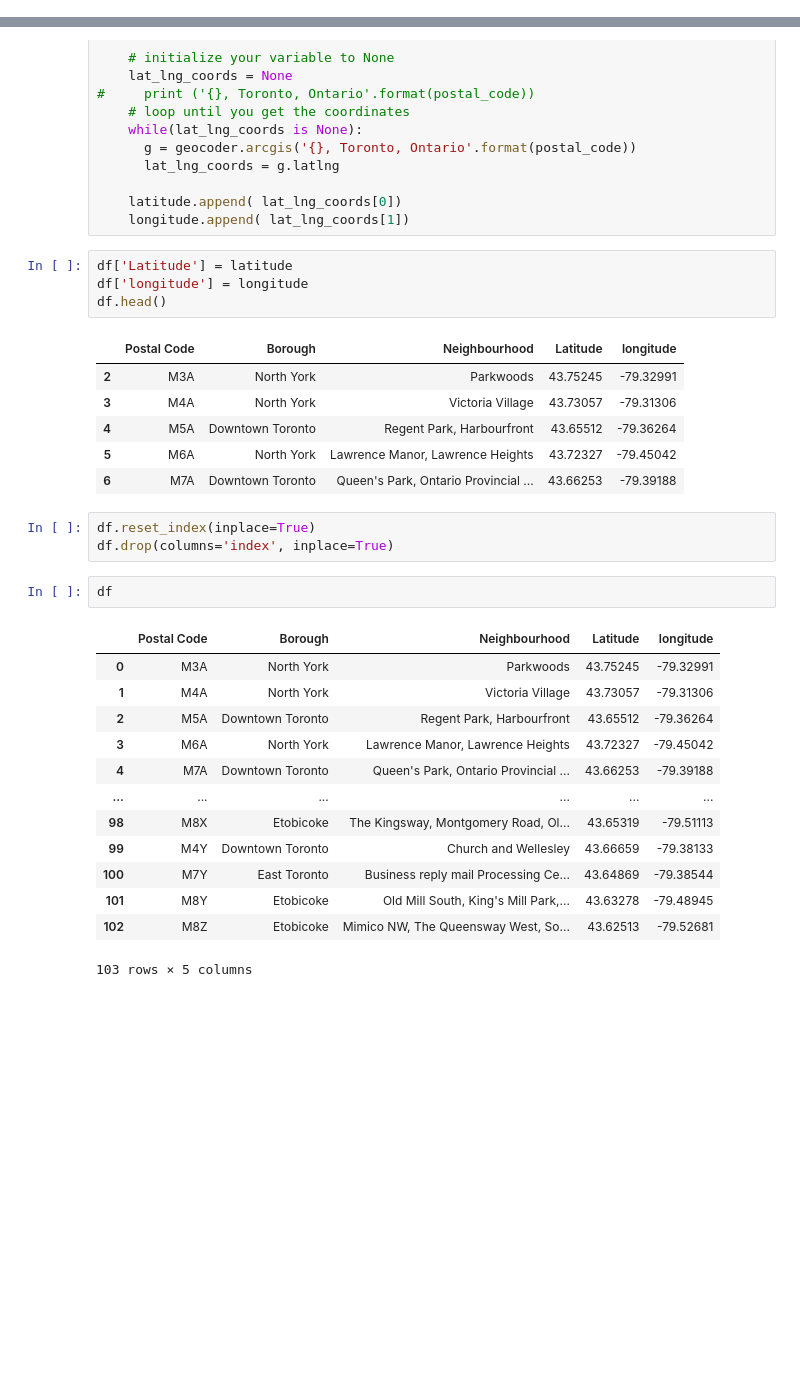
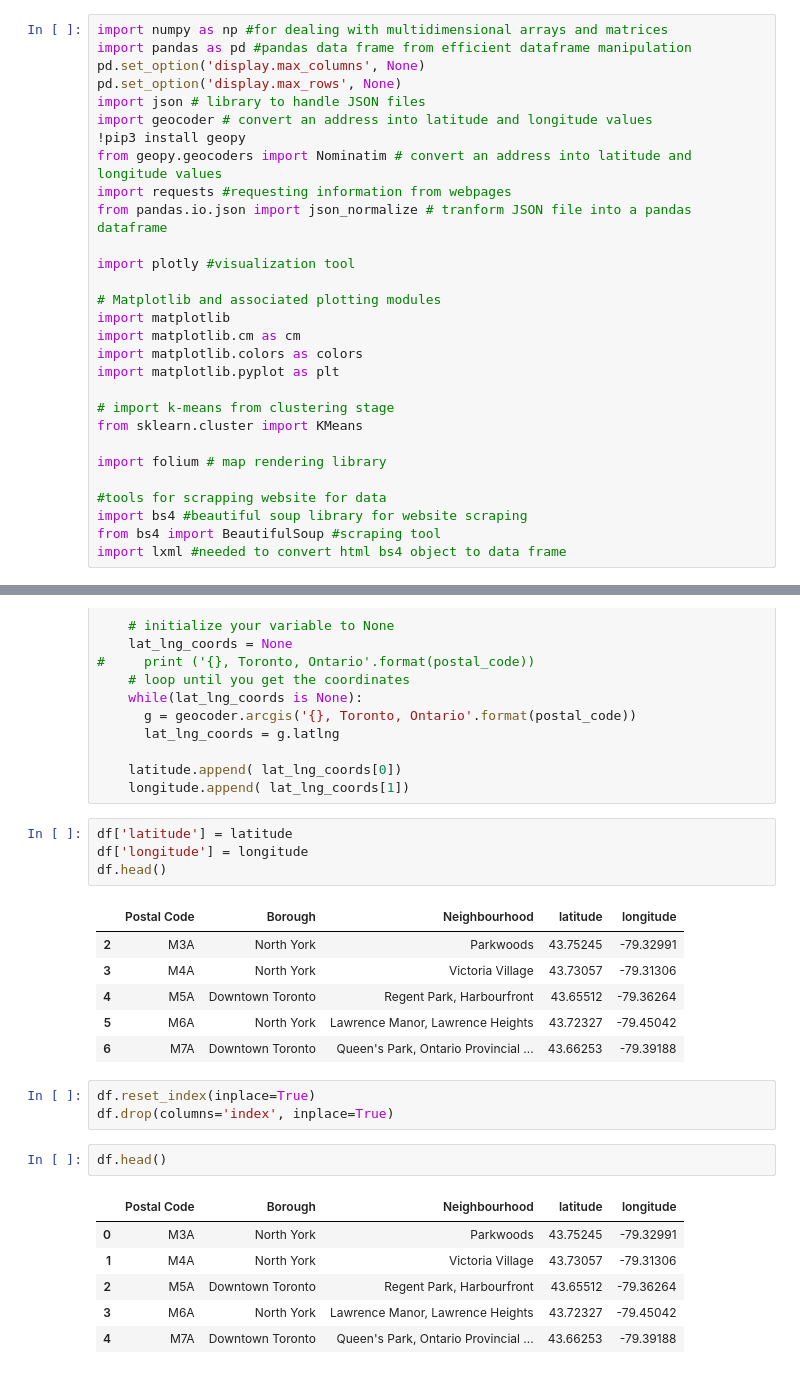
Before and after one commit to sayebms1/IBM_courses_projects, a Jupyter notebook: Capstone/Tronto_neighborhood_clustering.ipynb, the cells around one changed output, grey strips where cells are left out. Saved outputs shown, nothing was run; the diff lists cells and outputs as text; blank space fills up the shorter version.

```diff
--- a/Capstone/Tronto_neighborhood_clustering.ipynb
+++ b/Capstone/Tronto_neighborhood_clustering.ipynb
@@ -17,0 +7,29 @@ import geocoder # import geocoder
+# %%
+import numpy as np #for dealing with multidimensional arrays and matrices
+import pandas as pd #pandas data frame from efficient dataframe manipulation
+pd.set_option('display.max_columns', None)
+pd.set_option('display.max_rows', None)
+import json # library to handle JSON files
+import geocoder # convert an address into latitude and longitude values
+!pip3 install geopy
+from geopy.geocoders import Nominatim # convert an address into latitude and longitude values
+import requests #requesting information from webpages
+from pandas.io.json import json_normalize # tranform JSON file into a pandas dataframe
+
+import plotly #visualization tool
+
+# Matplotlib and associated plotting modules
+import matplotlib
+import matplotlib.cm as cm
+import matplotlib.colors as colors
+import matplotlib.pyplot as plt
+
+# import k-means from clustering stage
+from sklearn.cluster import KMeans
+
+import folium # map rendering library
+
+#tools for scrapping website for data
+import bs4 #beautiful soup library for website scraping
+from bs4 import BeautifulSoup #scraping tool
+import lxml #needed to convert html bs4 object to data frame
@@ -99,11 +107,11 @@ for postal_code in df['Postal Code']:
     latitude.append( lat_lng_coords[0])
     longitude.append( lat_lng_coords[1])
 # %%
-df['Latitude'] = latitude
+df['latitude'] = latitude
 df['longitude'] = longitude
 df.head()
 # %% [output]
-|  | Postal Code | Borough | Neighbourhood | Latitude | longitude |
+|  | Postal Code | Borough | Neighbourhood | latitude | longitude |
 | 2 | M3A | North York | Parkwoods | 43.75245 | -79.32991 |
 | 3 | M4A | North York | Victoria Village | 43.73057 | -79.31306 |
 | 4 | M5A | Downtown Toronto | Regent Park, Harbourfront | 43.65512 | -79.36264 |
@@ -113,18 +121,11 @@ df.head()
 df.reset_index(inplace=True)
 df.drop(columns='index', inplace=True)
 # %%
-df
+df.head()
 # %% [output]
-|  | Postal Code | Borough | Neighbourhood | Latitude | longitude |
+|  | Postal Code | Borough | Neighbourhood | latitude | longitude |
 | 0 | M3A | North York | Parkwoods | 43.75245 | -79.32991 |
 | 1 | M4A | North York | Victoria Village | 43.73057 | -79.31306 |
 | 2 | M5A | Downtown Toronto | Regent Park, Harbourfront | 43.65512 | -79.36264 |
 | 3 | M6A | North York | Lawrence Manor, Lawrence Heights | 43.72327 | -79.45042 |
 | 4 | M7A | Downtown Toronto | Queen's Park, Ontario Provincial ... | 43.66253 | -79.39188 |
-| ... | ... | ... | ... | ... | ... |
-| 98 | M8X | Etobicoke | The Kingsway, Montgomery Road, Ol... | 43.65319 | -79.51113 |
-| 99 | M4Y | Downtown Toronto | Church and Wellesley | 43.66659 | -79.38133 |
-| 100 | M7Y | East Toronto | Business reply mail Processing Ce... | 43.64869 | -79.38544 |
-| 101 | M8Y | Etobicoke | Old Mill South, King's Mill Park,... | 43.63278 | -79.48945 |
-| 102 | M8Z | Etobicoke | Mimico NW, The Queensway West, So... | 43.62513 | -79.52681 |
-103 rows × 5 columns
```
Also changed, not shown: parts of 17 cells of this notebook.
